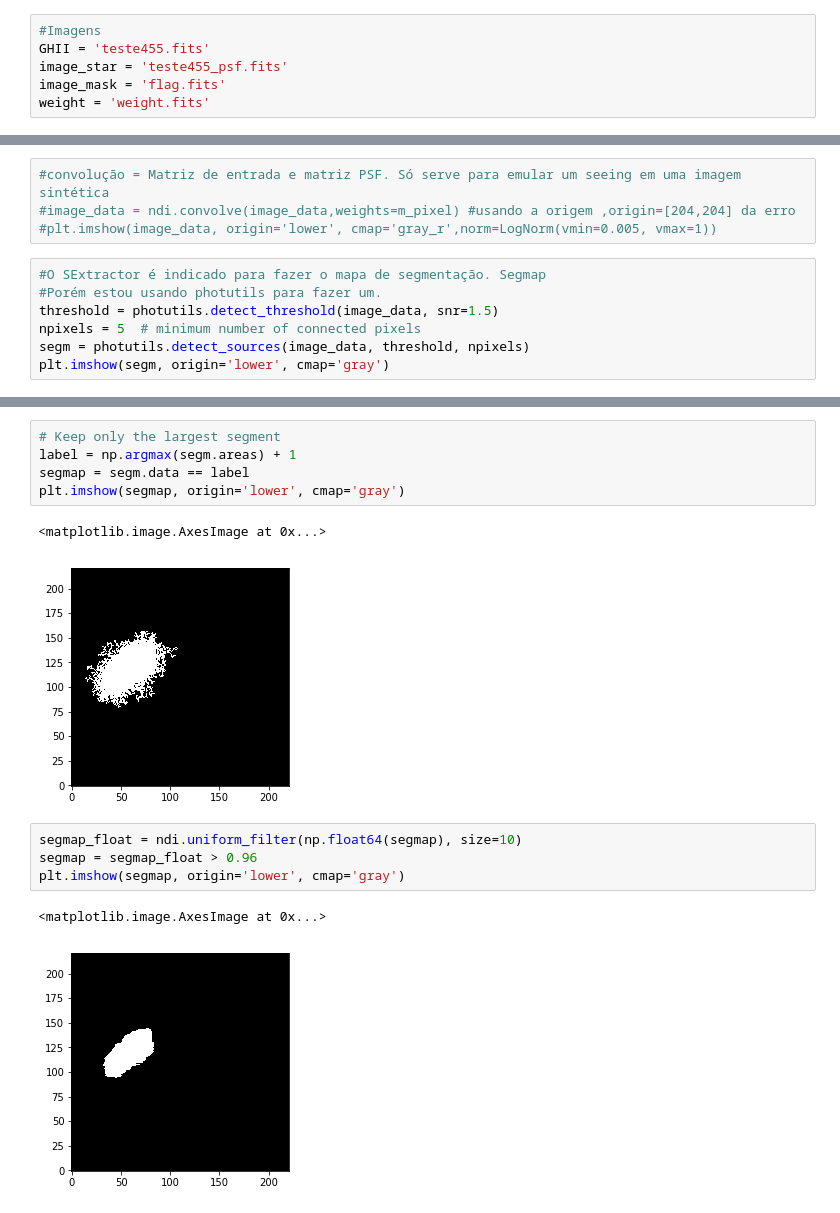
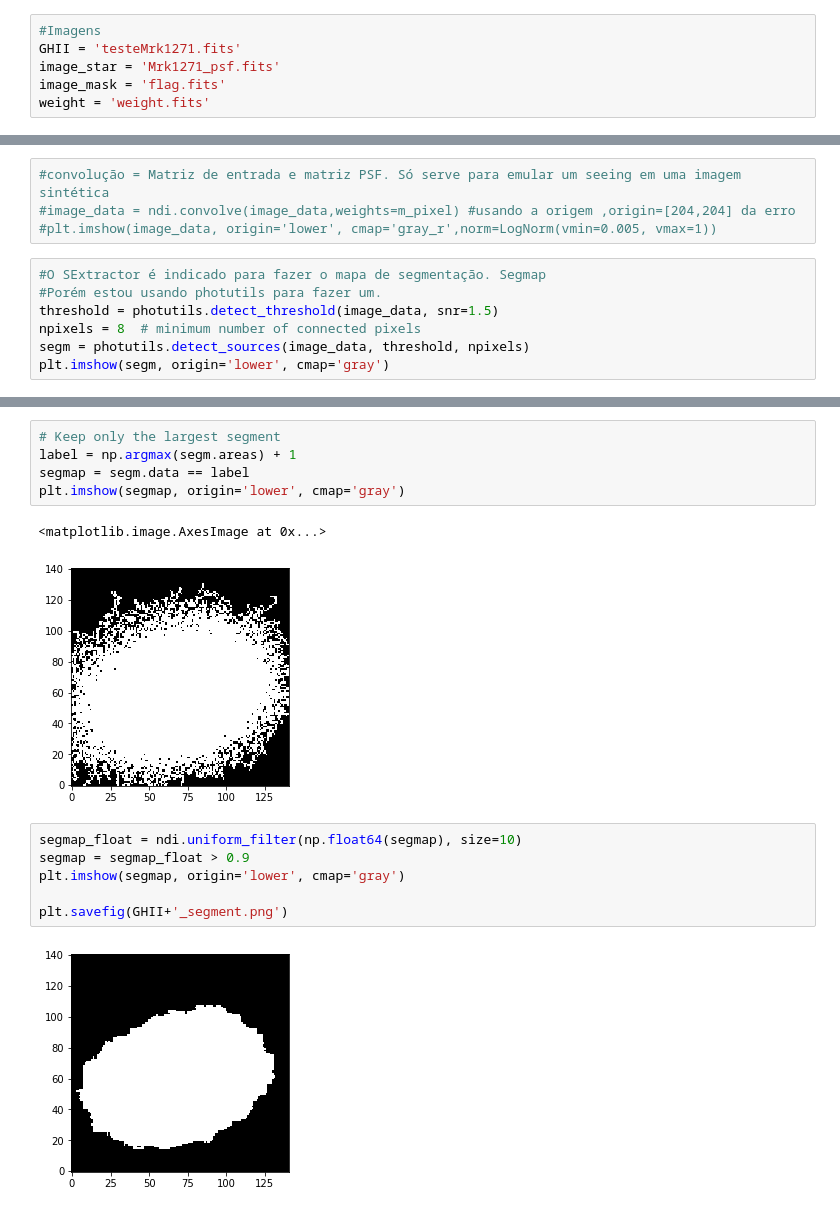
Before and after one commit to jvictor42/Useful-astro, a Jupyter notebook: petrosian_radius_definitive.ipynb, the cells around one changed output, grey strips where cells are left out. Cells and saved outputs as stored; diff of their text form.

```diff
--- a/petrosian_radius_definitive.ipynb
+++ b/petrosian_radius_definitive.ipynb
@@ -19,8 +19,8 @@ def normalize(image):
     return (image-m) / (M-m)
 # %%
 #Imagens
-GHII = 'teste455.fits'
-image_star = 'teste455_psf.fits'
+GHII = 'testeMrk1271.fits'
+image_star = 'Mrk1271_psf.fits'
 image_mask = 'flag.fits'
 weight = 'weight.fits'
 # %%
@@ -146,7 +148,7 @@ print(Mask)
 #O SExtractor é indicado para fazer o mapa de segmentação. Segmap
 #Porém estou usando photutils para fazer um.
 threshold = photutils.detect_threshold(image_data, snr=1.5)
-npixels = 5  # minimum number of connected pixels
+npixels = 8  # minimum number of connected pixels
 segm = photutils.detect_sources(image_data, threshold, npixels)
 plt.imshow(segm, origin='lower', cmap='gray')
 # %% [output]
@@ -159,14 +161,15 @@ segmap = segm.data == label
 plt.imshow(segmap, origin='lower', cmap='gray')
 # %% [output]
 <matplotlib.image.AxesImage at 0x...>
-[figure, old version]
+[figure, new version]
 # %%
 segmap_float = ndi.uniform_filter(np.float64(segmap), size=10)
-segmap = segmap_float > 0.96
+segmap = segmap_float > 0.9
 plt.imshow(segmap, origin='lower', cmap='gray')
+
+plt.savefig(GHII+'_segment.png')
 # %% [output]
-<matplotlib.image.AxesImage at 0x...>
-[figure, old version]
+[figure, new version]
 # %%
 #Agora que temos todos os dados necessários
 #Gain=1000.0 #Assumindo que existe uma média de mil elétrons / pixel no raio efetivo - gain=Gain
```
Also changed, not shown: parts of 11 cells of this notebook, 5 other files.
